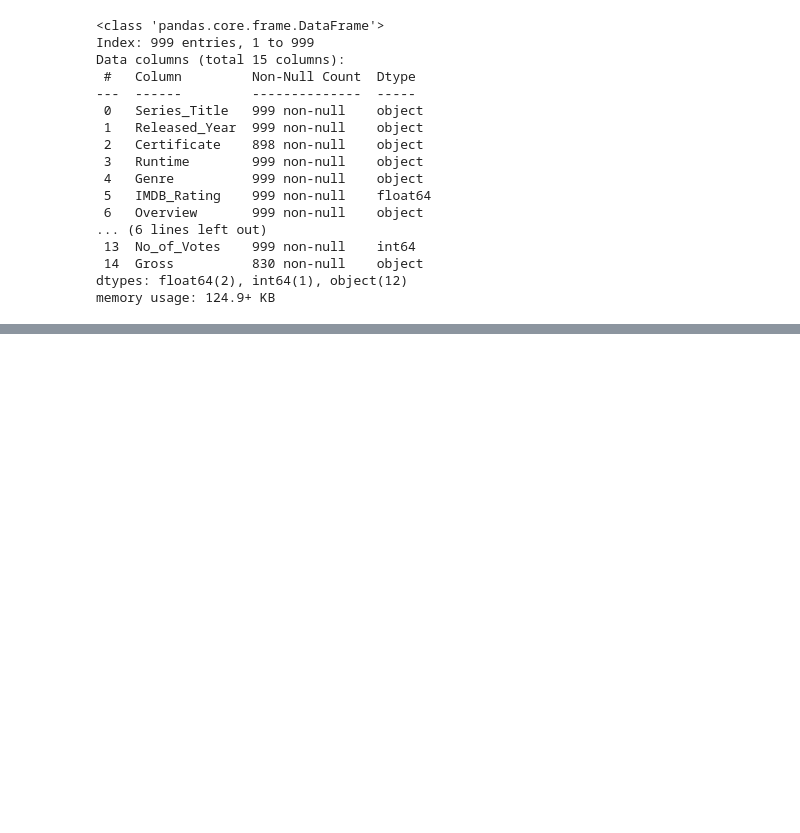
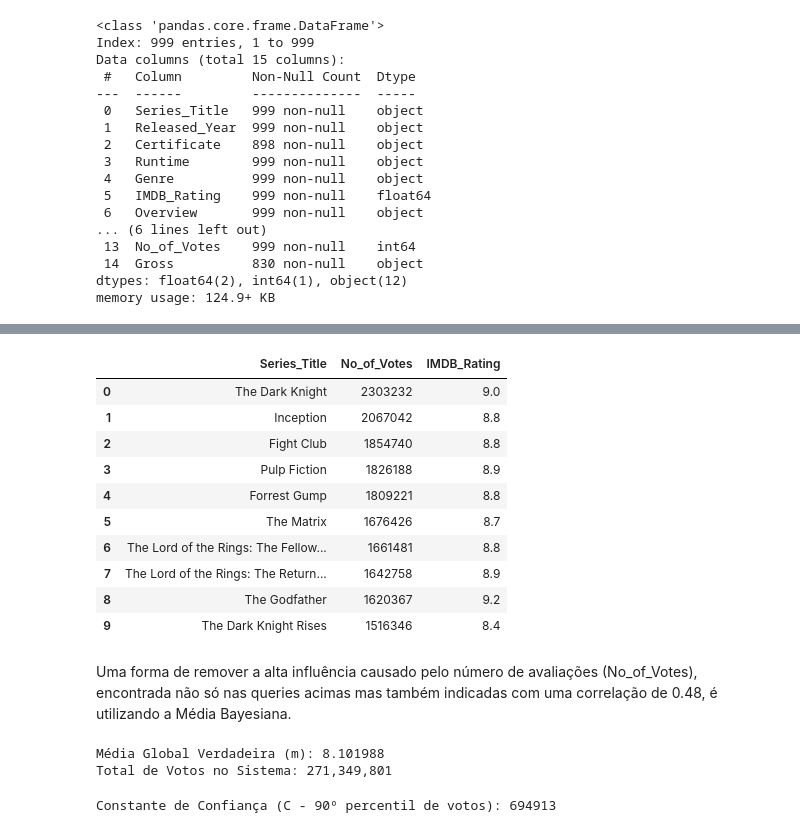
Before and after one commit to p-mendoncad/Desafio_Cientista_de_Dados_Lighthouse, a Jupyter notebook: EDA.ipynb, the cells around one changed output, grey strips where cells are left out. Cells and saved outputs as stored; diff of their text form; code cells hidden in the pictures; blank space fills up the shorter version.

```diff
--- a/EDA.ipynb
+++ b/EDA.ipynb
@@ -34,0 +225,32 @@ memory usage: 124.9+ KB
+# %%
+result_df = pd.read_sql('SELECT Series_Title, No_of_Votes,IMDB_Rating FROM movies ORDER BY No_of_Votes DESC LIMIT(10)', conn)
+result_df.head(10)
+# %% [output]
+|  | Series_Title | No_of_Votes | IMDB_Rating |
+| 0 | The Dark Knight | 2303232 | 9.0 |
+| 1 | Inception | 2067042 | 8.8 |
+| 2 | Fight Club | 1854740 | 8.8 |
+| 3 | Pulp Fiction | 1826188 | 8.9 |
+| 4 | Forrest Gump | 1809221 | 8.8 |
+| 5 | The Matrix | 1676426 | 8.7 |
+| 6 | The Lord of the Rings: The Fellow... | 1661481 | 8.8 |
+| 7 | The Lord of the Rings: The Return... | 1642758 | 8.9 |
+| 8 | The Godfather | 1620367 | 9.2 |
+| 9 | The Dark Knight Rises | 1516346 | 8.4 |
+# %% [markdown]
+<p>Uma forma de remover a alta influência causado pelo número de avaliações (No_of_Votes), encontrada não só nas queries acimas mas também indicadas com uma correlação de 0.48, é utilizando a Média Bayesiana.</p>
+# %%
+total_sum_ratings = (df['IMDB_Rating'] * df['No_of_Votes']).sum()
+total_votes = df['No_of_Votes'].sum()
+global_true_mean = total_sum_ratings / total_votes
+
+print(f"Média Global Verdadeira (m): {global_true_mean:.6f}")
+print(f"Total de Votos no Sistema: {total_votes:,}")
+# %% [output]
+Média Global Verdadeira (m): 8.101988
+Total de Votos no Sistema: 271,349,801
+# %%
+C = df['No_of_Votes'].quantile(0.9)
+print(f"\nConstante de Confiança (C - 90º percentil de votos): {C:.0f}")
+# %% [output]
+Constante de Confiança (C - 90º percentil de votos): 694913
```
Also changed, not shown: parts of 19 cells of this notebook, 1 other file.
